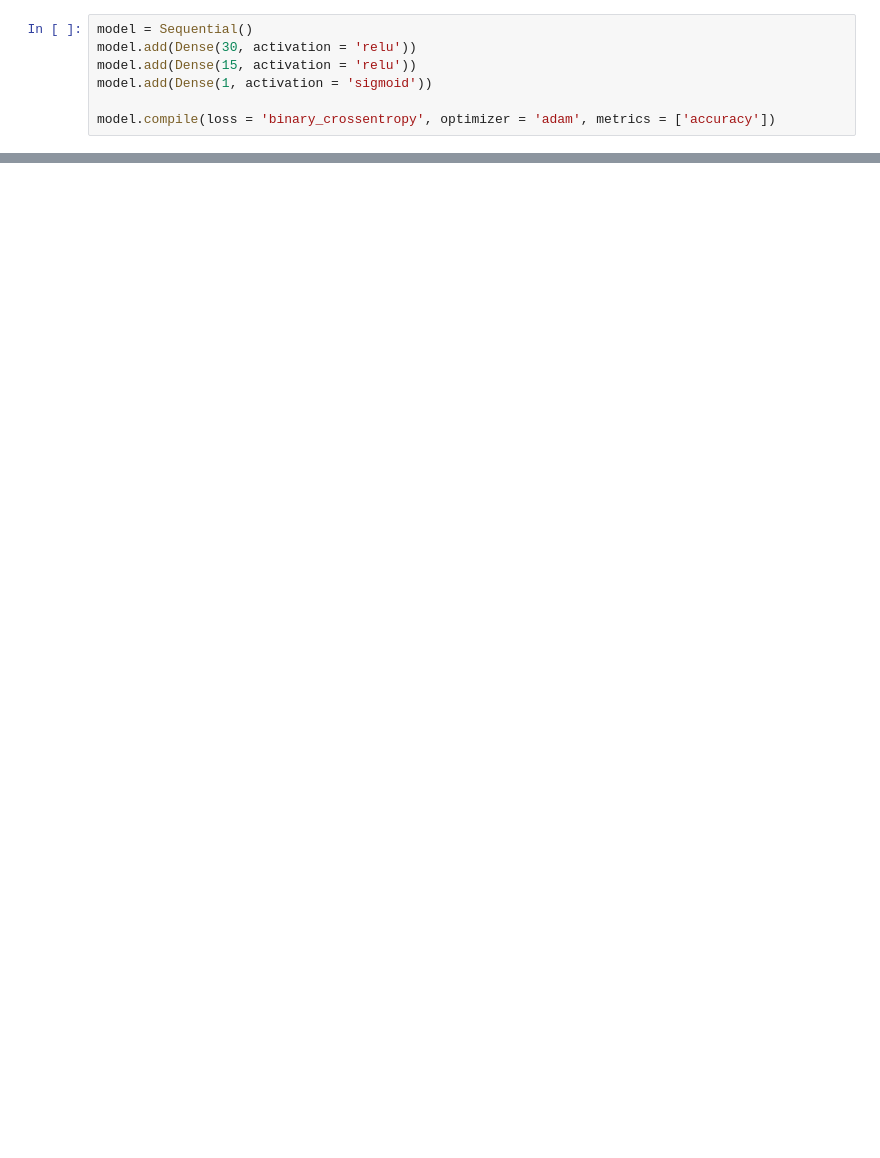
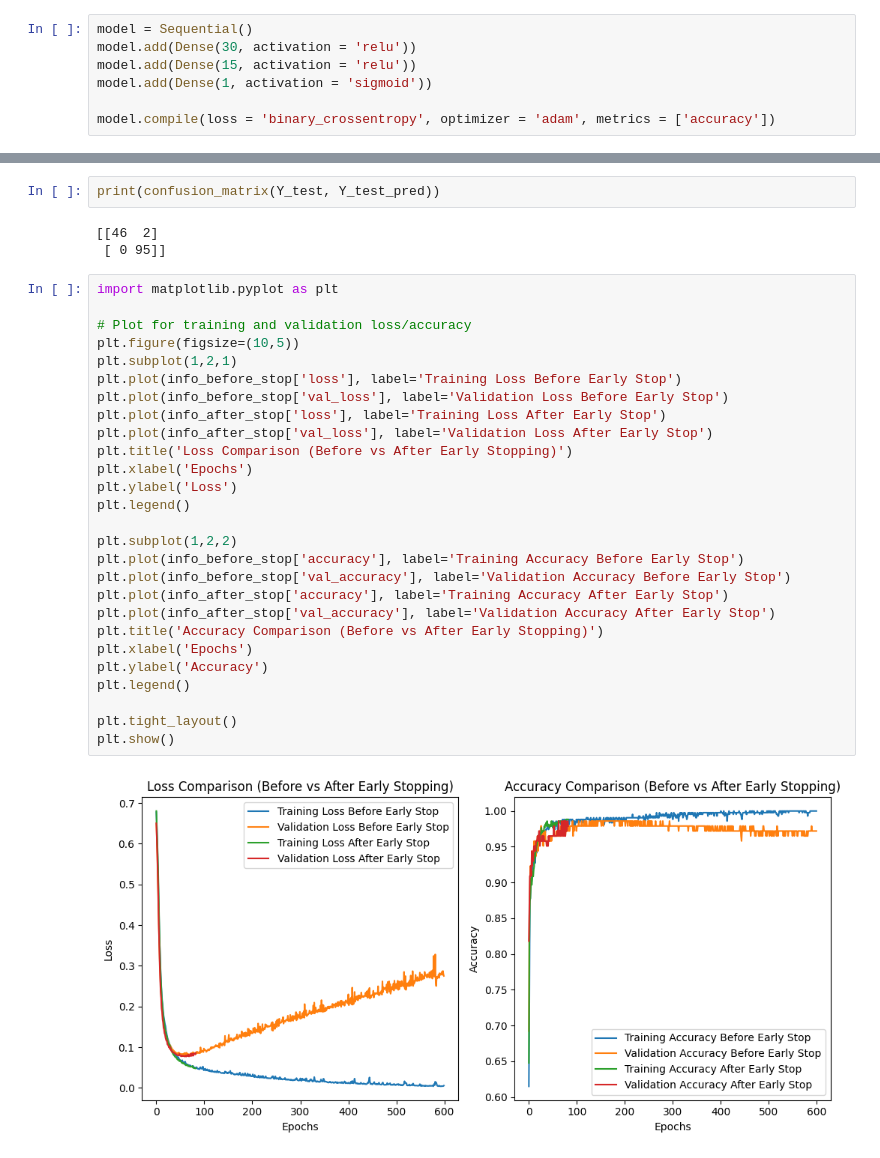
Before and after one commit to hermelawesene/Early-Stopping-Regularization-Technique, a Jupyter notebook: notebooks/cancer_classification.ipynb, the cells around one changed output, grey strips where cells are left out. Saved outputs shown, nothing was run; the diff lists cells and outputs as text; blank space fills up the shorter version.

```diff
--- a/notebooks/cancer_classification.ipynb
+++ b/notebooks/cancer_classification.ipynb
@@ -242,0 +300,34 @@ info[['loss', 'val_loss']].plot()
+# %%
+print(confusion_matrix(Y_test, Y_test_pred))
+# %% [output]
+[[46  2]
+ [ 0 95]]
+# %%
+import matplotlib.pyplot as plt
+
+# Plot for training and validation loss/accuracy
+plt.figure(figsize=(10,5))
+plt.subplot(1,2,1)
+plt.plot(info_before_stop['loss'], label='Training Loss Before Early Stop')
+plt.plot(info_before_stop['val_loss'], label='Validation Loss Before Early Stop')
+plt.plot(info_after_stop['loss'], label='Training Loss After Early Stop')
+plt.plot(info_after_stop['val_loss'], label='Validation Loss After Early Stop')
+plt.title('Loss Comparison (Before vs After Early Stopping)')
+plt.xlabel('Epochs')
+plt.ylabel('Loss')
+plt.legend()
+
+plt.subplot(1,2,2)
+plt.plot(info_before_stop['accuracy'], label='Training Accuracy Before Early Stop')
+plt.plot(info_before_stop['val_accuracy'], label='Validation Accuracy Before Early Stop')
+plt.plot(info_after_stop['accuracy'], label='Training Accuracy After Early Stop')
+plt.plot(info_after_stop['val_accuracy'], label='Validation Accuracy After Early Stop')
+plt.title('Accuracy Comparison (Before vs After Early Stopping)')
+plt.xlabel('Epochs')
+plt.ylabel('Accuracy')
+plt.legend()
+
+plt.tight_layout()
+plt.show()
+# %% [output]
+[figure, added]
```
Also changed, not shown: parts of 11 cells of this notebook.
